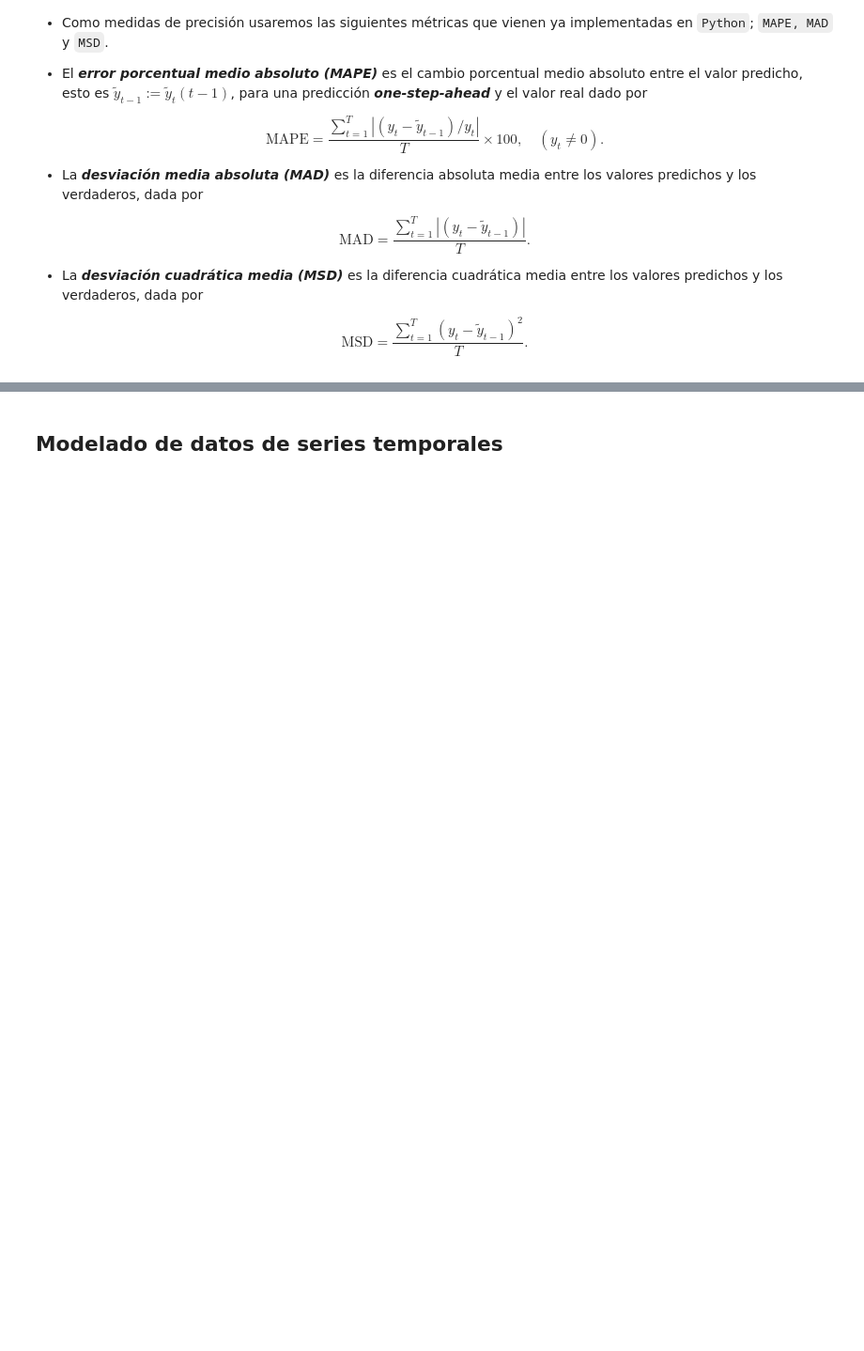
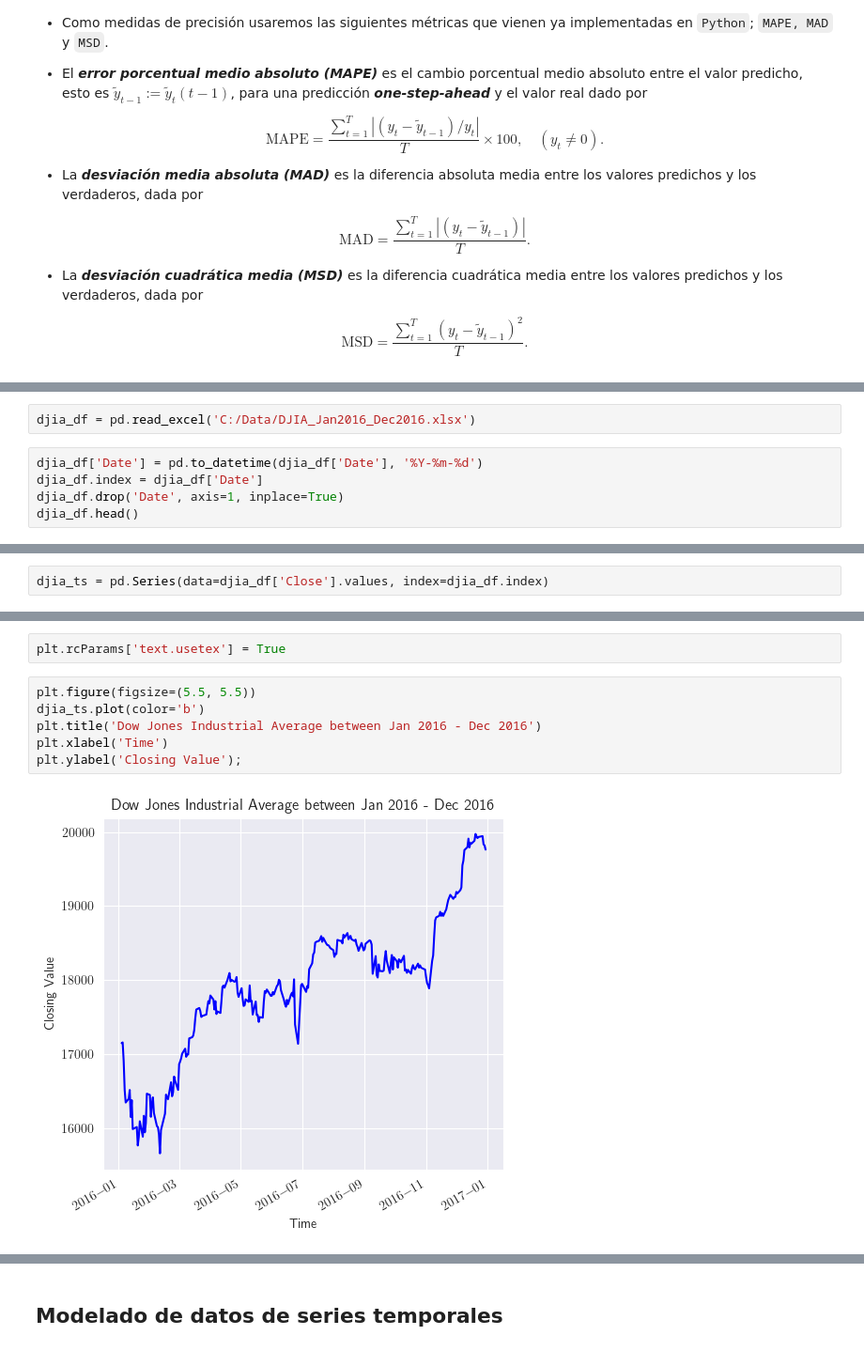
Before and after one commit to lihkir/TimeSeriesUninorte, a Jupyter notebook: _sources/exponential_smoothing.ipynb, the cells around one changed output, grey strips where cells are left out. Shown: that part at 94% size. Cells and saved outputs as stored; diff of their text form; blank space fills up the shorter version.

```diff
--- a/_sources/exponential_smoothing.ipynb
+++ b/_sources/exponential_smoothing.ipynb
@@ -269,0 +277,7 @@ $$
+# %%
+djia_df = pd.read_excel('C:/Data/DJIA_Jan2016_Dec2016.xlsx')
+# %%
+djia_df['Date'] = pd.to_datetime(djia_df['Date'], '%Y-%m-%d')
+djia_df.index = djia_df['Date']
+djia_df.drop('Date', axis=1, inplace=True)
+djia_df.head()
@@ -269,0 +292,2 @@ $$
+# %%
+djia_ts = pd.Series(data=djia_df['Close'].values, index=djia_df.index)
@@ -269,0 +304,10 @@ $$
+# %%
+plt.rcParams['text.usetex'] = True
+# %%
+plt.figure(figsize=(5.5, 5.5))
+djia_ts.plot(color='b')
+plt.title('Dow Jones Industrial Average between Jan 2016 - Dec 2016')
+plt.xlabel('Time')
+plt.ylabel('Closing Value');
+# %% [output]
+[figure, added]
```
Also changed, not shown: parts of 74 cells of this notebook, 34 other files.
